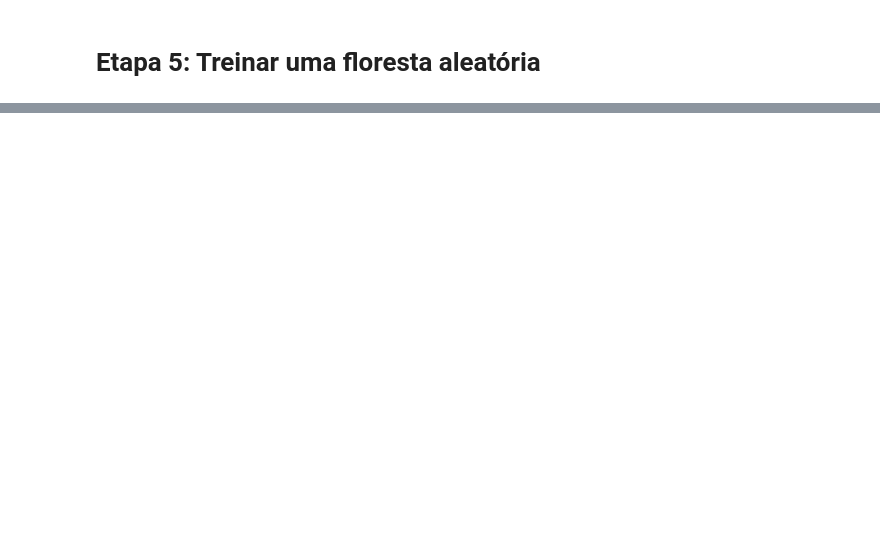
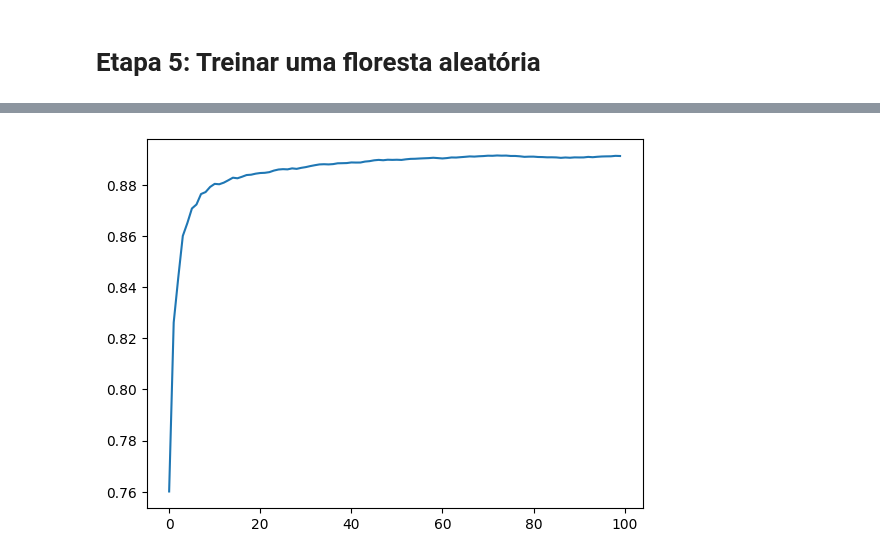
Before and after one commit to allanspadini/codigos-alura-para-empresas, a Jupyter notebook: tarefa-floresta.ipynb, the cells around one changed output, grey strips where cells are left out. Cells and saved outputs as stored; diff of their text form; code cells hidden in the pictures; blank space fills up the shorter version.

```diff
--- a/tarefa-floresta.ipynb
+++ b/tarefa-floresta.ipynb
@@ -95,0 +227,4 @@ Wall time: 3min 18s
+# %%
+plt.plot([sklearn.metrics.r2_score(y_validacao, np.mean(preds[:,:i+1], axis=1)) for i in range(100)]);
+# %% [output]
+[figure, added]
```
Also changed, not shown: parts of 36 cells of this notebook, 1 other file.
